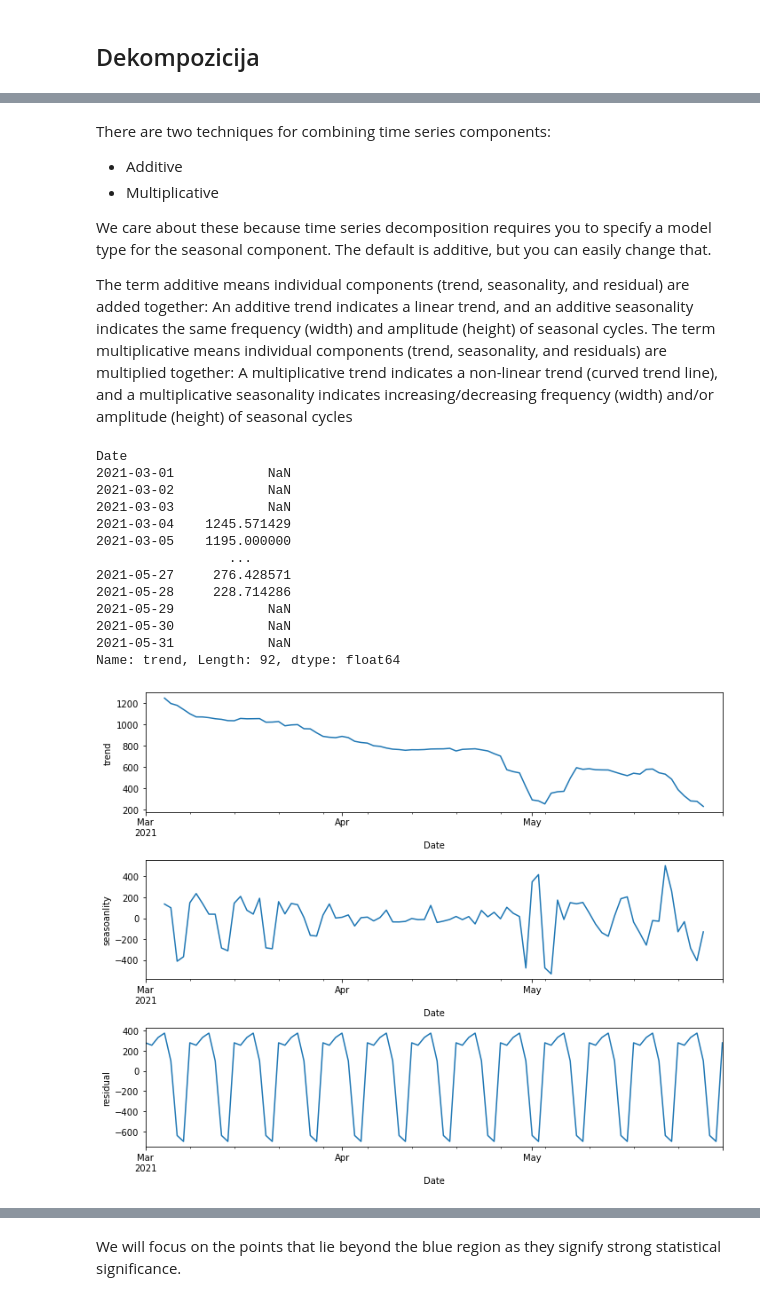
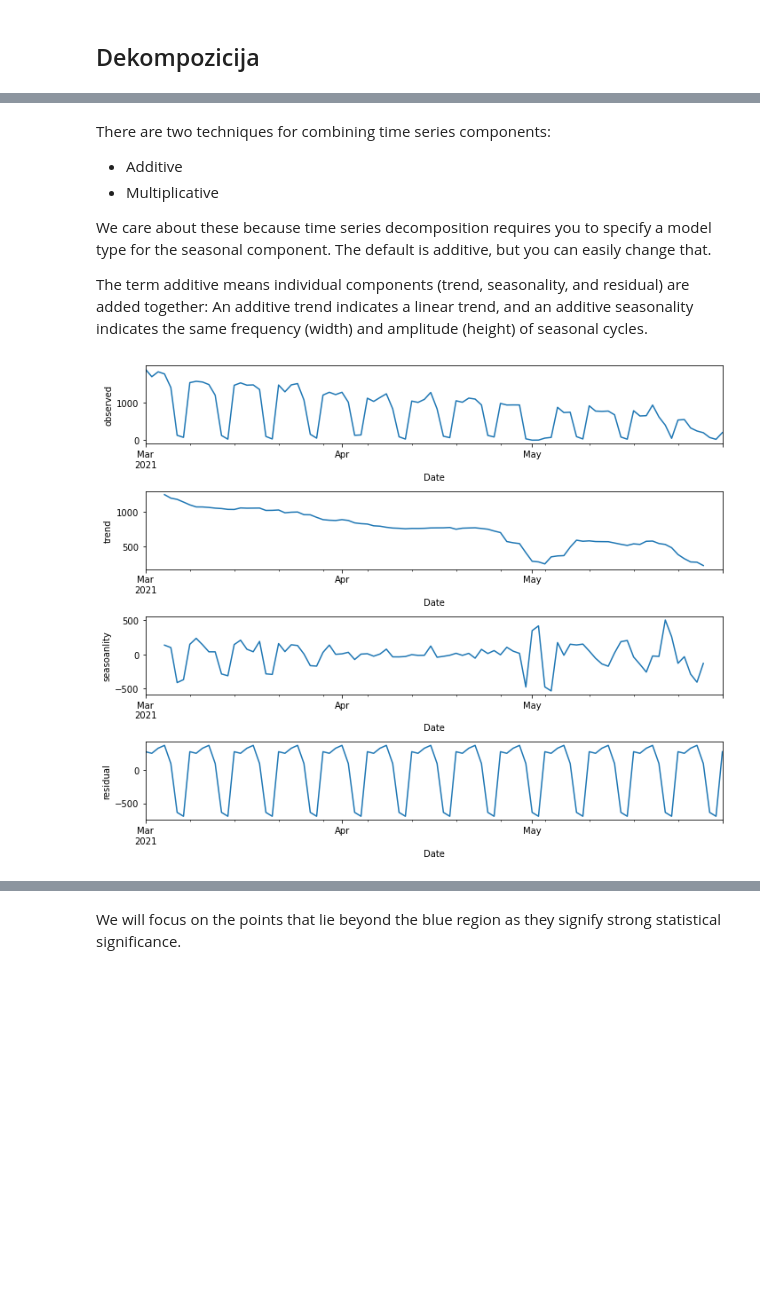
Before and after one commit to Anakin2012/Webex_Time_Series, a Jupyter notebook: webex_time_series.ipynb, the cells around one changed output, grey strips where cells are left out. Cells and saved outputs as stored; diff of their text form; code cells hidden in the pictures; blank space fills up the shorter version.

```diff
--- a/webex_time_series.ipynb
+++ b/webex_time_series.ipynb
@@ -341,37 +352,24 @@ We care about these because time series decomposition requires you to specify a
 
 The term additive means individual components (trend, seasonality, and residual) are added together:
 An additive trend indicates a linear trend, and an additive seasonality indicates the same frequency (width) and amplitude (height) of seasonal cycles.
-The term multiplicative means individual components (trend, seasonality, and residuals) are multiplied together: A multiplicative trend indicates a non-linear trend (curved trend line), and a multiplicative seasonality indicates increasing/decreasing frequency (width) and/or amplitude (height) of seasonal cycles
 # %%
 def decompose(data):
-    res = seasonal_decompose(data, model = "additive",period = 7)
+    res = seasonal_decompose(data, model = "additive")
 
-    fig, (ax1,ax2,ax3) = plt.subplots(3,1, figsize=(10,8))
-    res.trend.plot(ax=ax1,ylabel = "trend")
-    res.resid.plot(ax=ax2,ylabel = "seasoanlity")
-    res.seasonal.plot(ax=ax3,ylabel = "residual")
-    print(res.trend)
+    fig, (ax1,ax2,ax3,ax4) = plt.subplots(4,1, figsize=(10,8))
+    res.observed.plot(ax=ax1, ylabel = "observed")
+    res.trend.plot(ax=ax2,ylabel = "trend")
+    res.resid.plot(ax=ax3,ylabel = "seasoanlity")
+    res.seasonal.plot(ax=ax4,ylabel = "residual")
     plt.tight_layout()
     plt.show()
+    return res
 # %%
 #decompose(ts)
 # %%
-decompose(ts_mam)
+decomposed = decompose(ts_mam)
 # %% [output]
-Date
-2021-03-01            NaN
-2021-03-02            NaN
-2021-03-03            NaN
-2021-03-04    1245.571429
-2021-03-05    1195.000000
-                 ...
-2021-05-27     276.428571
-2021-05-28     228.714286
-2021-05-29            NaN
-2021-05-30            NaN
-2021-05-31            NaN
-Name: trend, Length: 92, dtype: float64
-[figure, old version]
+[figure, new version]
 # %% [markdown]
 ## Autokorelacija
 
```
Also changed, not shown: parts of 57 cells of this notebook.
